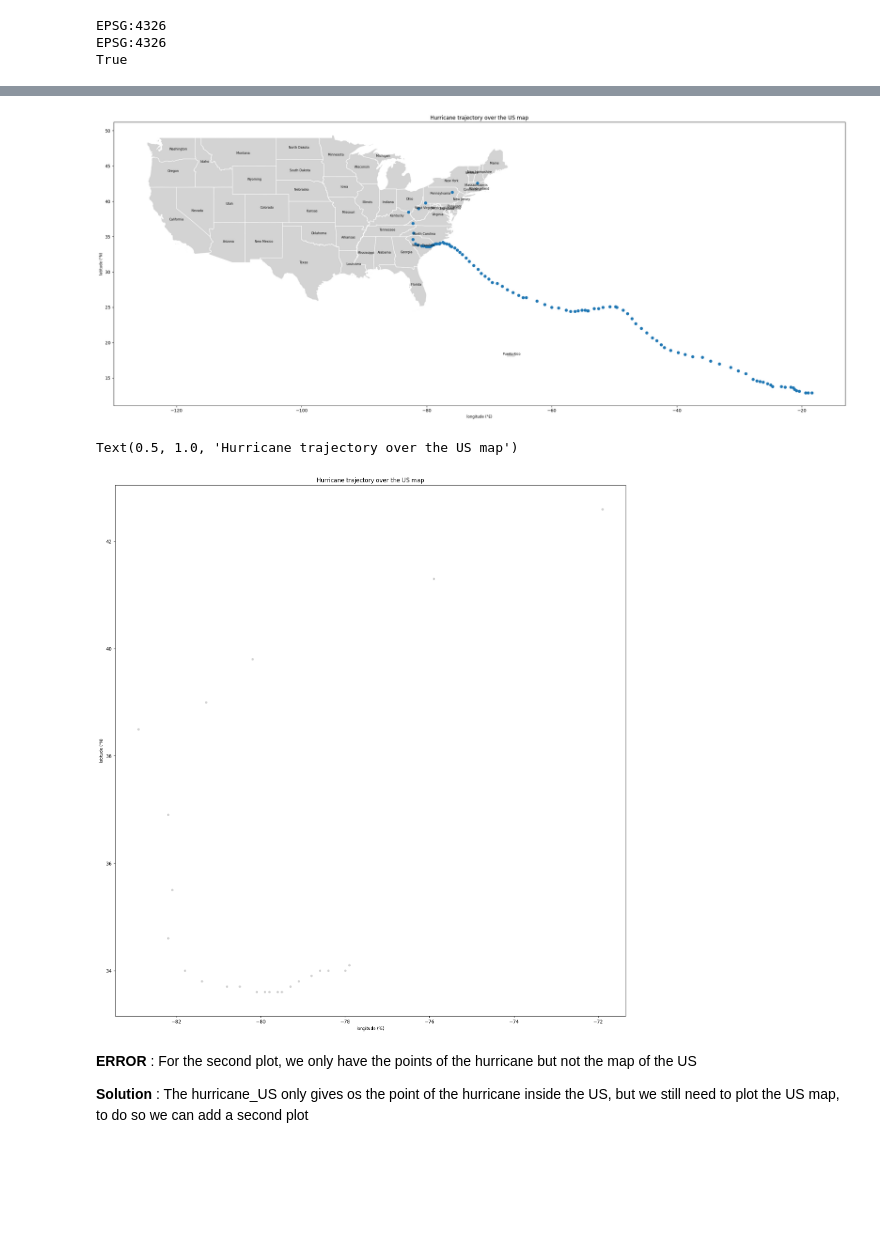
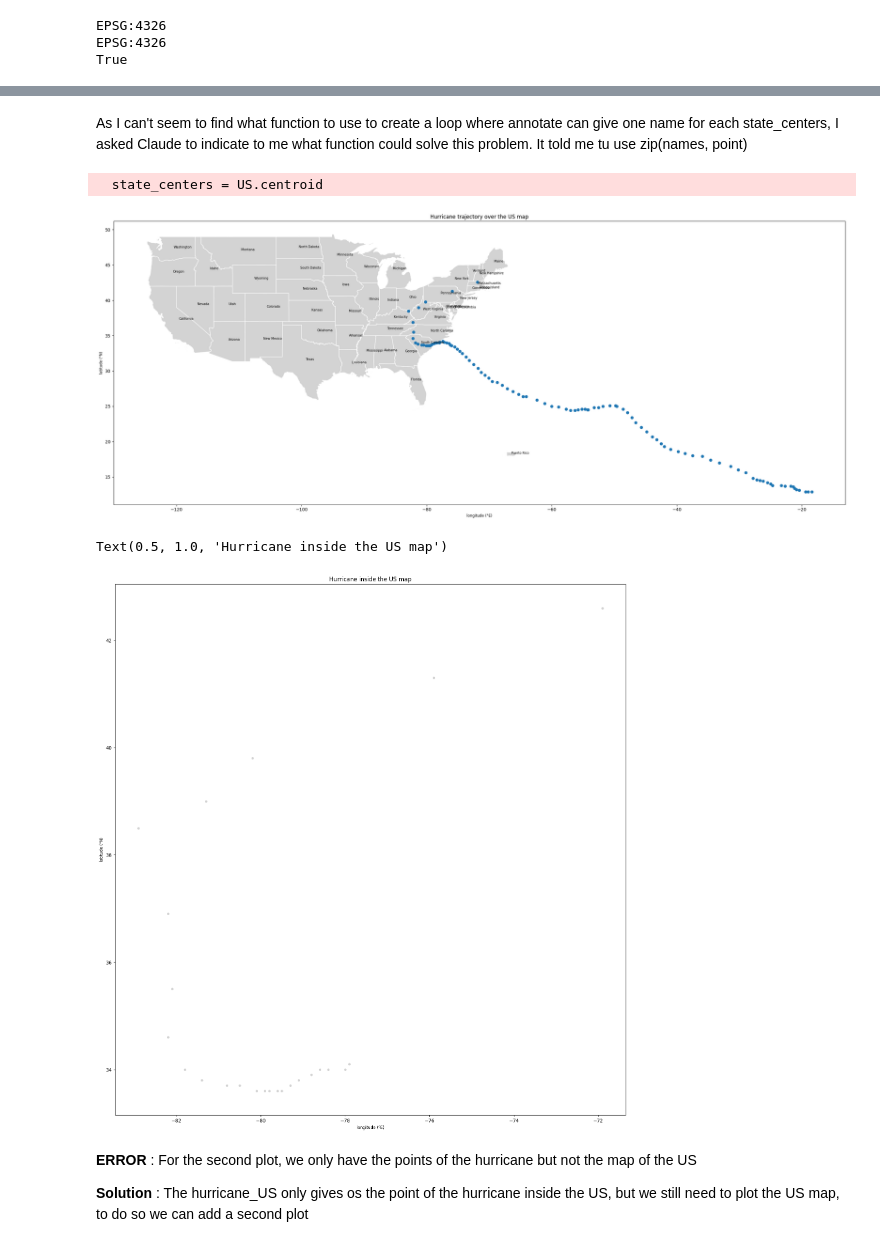
Before and after one commit to kara04y/2026_Intro_Python, a Jupyter notebook: FEEDBACK_KARA_YENNY_.ipynb, the cells around one changed output, grey strips where cells are left out. Saved outputs shown, nothing was run; the diff lists cells and outputs as text; code cells hidden in the pictures; blank space fills up the shorter version.

```diff
--- a/FEEDBACK_KARA_YENNY_.ipynb
+++ b/FEEDBACK_KARA_YENNY_.ipynb
@@ -111,37 +176,39 @@ True
+# %% [markdown]
+ As I can't seem to find what function to use to create a loop where annotate can give one name for each state_centers, I asked Claude to indicate to me what function could solve this problem. It told me tu use zip(names, point)
 # %%
 # Q8 :
 # Plot the US states without Alaska and Hawaii
 US = country[~country["NAME"].isin(["Alaska","Hawaii"])]
 
 fig, ax = plt.subplots(figsize=(30,20))
 US.plot(ax=ax, color="lightgrey", linewidth=1, edgecolor="w")
 gdf_florence.plot(ax=ax)
 ax.set_xlabel("longitude (°E)")
 ax.set_ylabel("latitude (°N)")
 ax.set_title("Hurricane trajectory over the US map")
 
 
 # annotate the US states with their names
-# As we haven't seen this in class I used the help of Claude to find which functions to use to get the names of the states for each polygone
-label_points = US.geometry.representative_point()                # creates a new variable that contains points for each polygone (state)
-for name, pt in zip(US["NAME"], label_points):                   # creates a loop where zip associates the names to the label_points coordinates
-    ax.annotate(name, xy=(pt.x, pt.y), ha="center", fontsize=7)  # annotates each name with its polygone coordinate
+state_centers = US.centroid
+for name, pt in zip(US["NAME"], state_centers):         # creates a loop where zip associates the names to the label_points coordinates
+    ax.annotate(name, xy=(pt.x, pt.y), fontsize=7)      # annotates each name with its polygone coordinate
 
 plt.show()
 
 # select the hurricane trajectory points inside the US boundary with the overlay operation
 hurricane_US = gpd.overlay(gdf_florence, US, how="intersection")
 
 # plot the hurricane trajectory inside the US boundary
 fig, ax = plt.subplots(figsize=(30,20))
 hurricane_US.plot(ax=ax, color="lightgrey", linewidth=1, edgecolor="w")
 ax.set_xlabel("longitude (°E)")
 ax.set_ylabel("latitude (°N)")
 ax.set_title("Hurricane inside the US map")
 # %% [output]
+  state_centers = US.centroid
-[figure, old version]
+[figure, new version]
-Text(0.5, 1.0, 'Hurricane trajectory over the US map')
+Text(0.5, 1.0, 'Hurricane inside the US map')
-[figure, old version]
+[figure, new version]
 # %% [markdown]
 **ERROR** : For the second plot, we only have the points of the hurricane but not the map of the US
 
```
Also changed, not shown: parts of 5 cells of this notebook.
